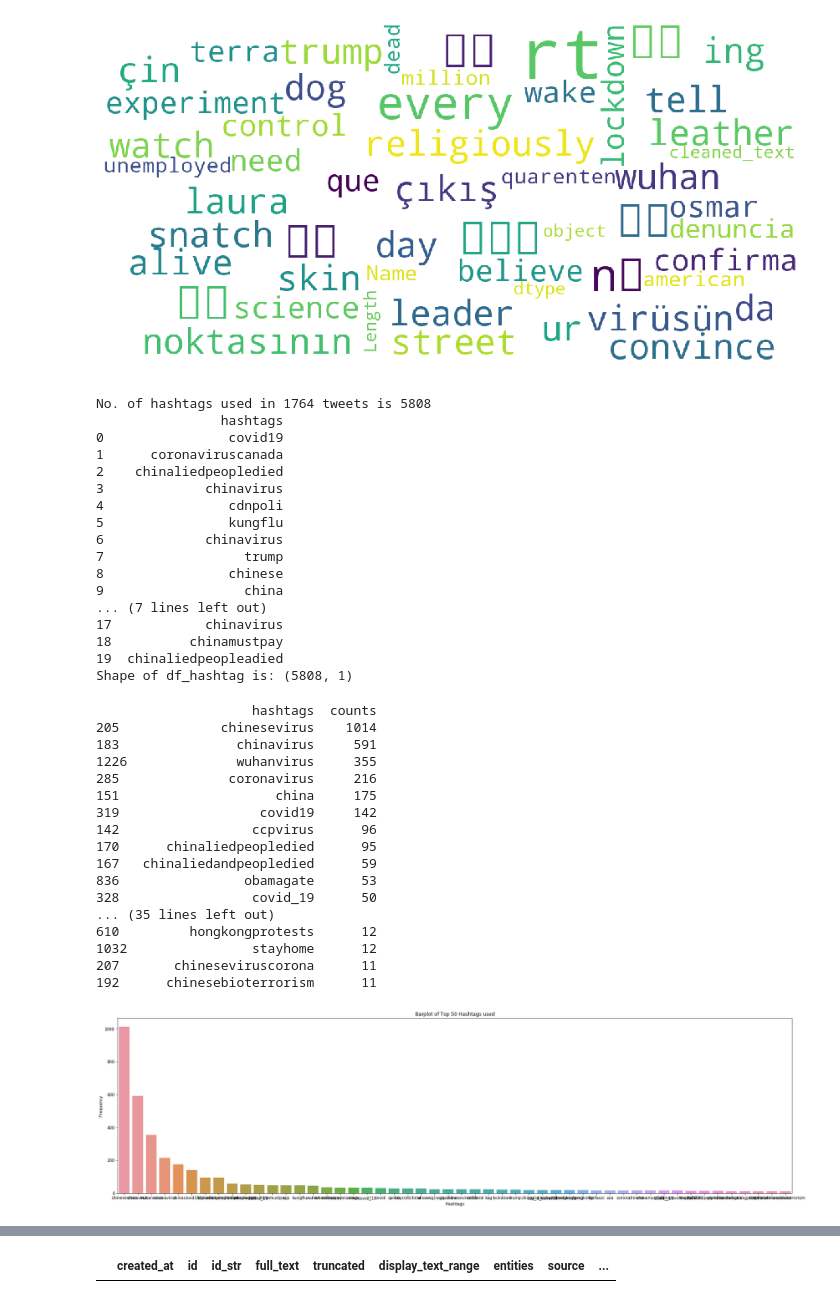
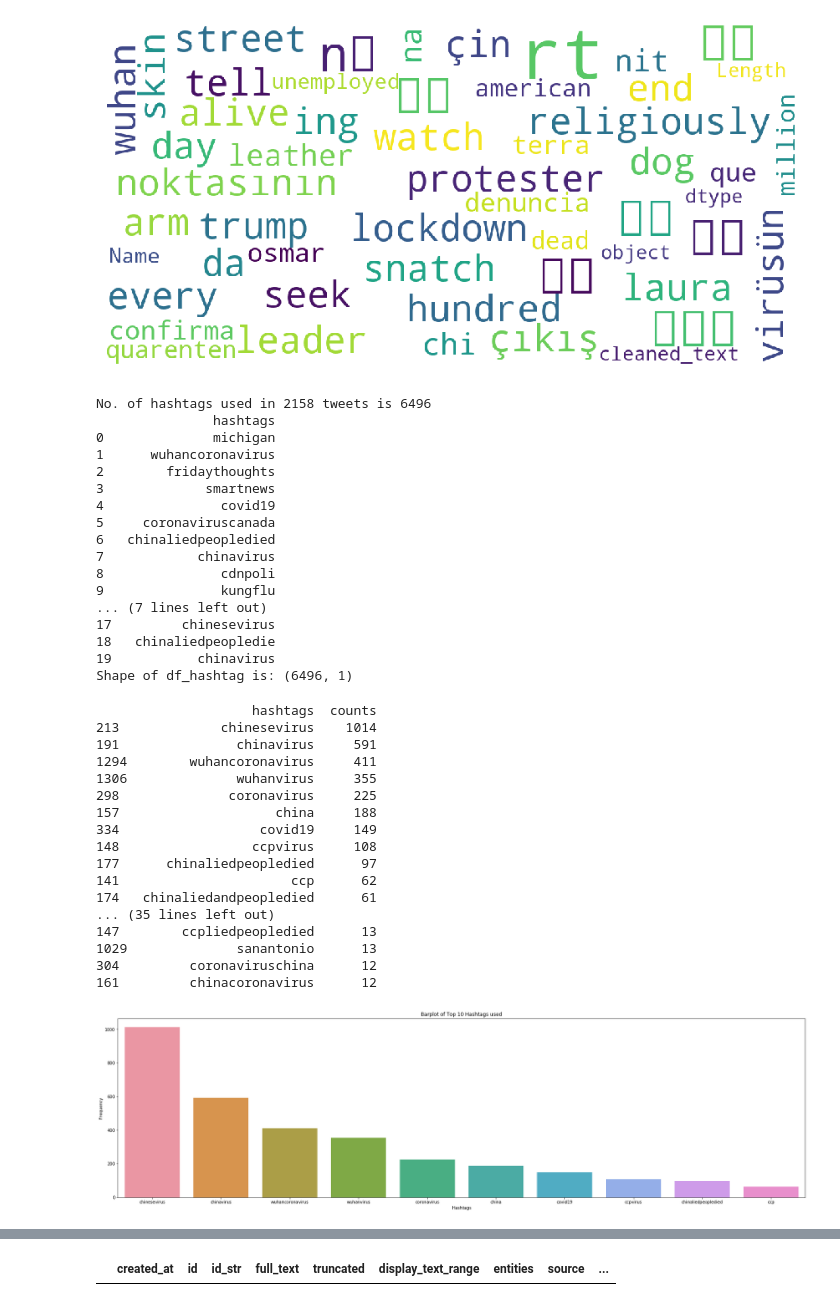
Before and after one commit to TheZarif/covid-stigma-anaylsis, a Jupyter notebook: analyze_tweets-may.ipynb, the cells around one changed output, grey strips where cells are left out. Drawn from its saved outputs; the diff is of its cells as text; code cells hidden in the pictures.

```diff
--- a/analyze_tweets-may.ipynb
+++ b/analyze_tweets-may.ipynb
@@ -23,11 +23,11 @@ import gzip
 # dfs=[]
 data = None
 total_count=0
-keywords_str='#chinavirus|#wuhanvirus|#chopstickflu|#kungfuvirus|#chinesevirus|#kungflu'
+keywords_str='#chinavirus|#wuhanvirus|#chopstickflu|#kungfuvirus|#chinesevirus|#kungflu|#communistvirus|#wuhancoronavirus|#coronajihad'
 print('filtering by:', keywords_str)
 
 for file in glob.glob("E:\\Projects\\twitter_covid\\2020-05\\*.gz"):
-#     print(file)
+    print(file)
     df = pd.read_json(path_or_buf=file, lines=True, compression='infer')
 #     print('Read. Size: ', df.shape)
 
@@ -326,7 +340,7 @@ def show_wordcloud(data, title = None):
 # print wordcloud
 show_wordcloud(data['cleaned_text'])
 # %% [output]
-[figure, old version]
+[figure, new version]
 # %%
 # the column data['hashtags'] returns a list of string(s) for each tweet. Build a list of all hashtags in the dataset.
 hashtag_list = []
@@ -347,57 +361,57 @@ df_hashtag = pd.DataFrame(
 print(df_hashtag.head(20))
 print('Shape of df_hashtag is:', df_hashtag.shape)
 # %% [output]
-No. of hashtags used in 1764 tweets is 5808
-                hashtags
-0                covid19
-1      coronaviruscanada
-2    chinaliedpeopledied
-3             chinavirus
-4                cdnpoli
-5                kungflu
-6             chinavirus
-7                  trump
-8                chinese
-9                  china
+No. of hashtags used in 2158 tweets is 6496
+               hashtags
+0              michigan
+1      wuhancoronavirus
+2        fridaythoughts
+3             smartnews
+4               covid19
+5     coronaviruscanada
+6   chinaliedpeopledied
+7            chinavirus
+8               cdnpoli
+9               kungflu
 ... (7 lines left out)
-17            chinavirus
-18          chinamustpay
-19  chinaliedpeopleadied
-Shape of df_hashtag is: (5808, 1)
+17         chinesevirus
+18   chinaliedpeopledie
+19           chinavirus
+Shape of df_hashtag is: (6496, 1)
 # %%
 import seaborn as sns
 
 # Define N to be the top number of hashtags
 N = 50
 top_hashtags = df_hashtag.groupby(['hashtags']).size().reset_index(name = 'counts').sort_values(by = 'counts', ascending = False).head(N)
 print(top_hashtags)
 # seaborn countplot on the top N hashtags
 plt.figure(figsize=(30,8))
 sns.set_palette('PuBuGn_d')
-sns.barplot(x = 'hashtags', y = 'counts', data = top_hashtags)
-plt.title('Barplot of Top ' + str(N) + ' Hashtags used')
+sns.barplot(x = 'hashtags', y = 'counts', data = top_hashtags.head(10))
+plt.title('Barplot of Top ' + str(10) + ' Hashtags used')
 plt.xlabel('Hashtags')
 plt.ylabel('Frequency')
 plt.show()
 # %% [output]
                     hashtags  counts
-205             chinesevirus    1014
-183               chinavirus     591
-1226              wuhanvirus     355
-285              coronavirus     216
-151                    china     175
-319                  covid19     142
-142                 ccpvirus      96
-170      chinaliedpeopledied      95
-167   chinaliedandpeopledied      59
-836                obamagate      53
-328                 covid_19      50
+213             chinesevirus    1014
+191               chinavirus     591
+1294        wuhancoronavirus     411
+1306              wuhanvirus     355
+298              coronavirus     225
+157                    china     188
+334                  covid19     149
+148                 ccpvirus     108
+177      chinaliedpeopledied      97
+141                      ccp      62
+174   chinaliedandpeopledied      61
 ... (35 lines left out)
-610         hongkongprotests      12
-1032                stayhome      12
-207       chineseviruscorona      11
-192      chinesebioterrorism      11
+147        ccpliedpeopledied      13
+1029              sanantonio      13
+304         coronaviruschina      12
+161         chinacoronavirus      12
-[figure, old version]
+[figure, new version]
 # %%
 def isNaN(num):
     return num != num
```
Also changed, not shown: parts of 13 cells of this notebook, 4 other files.
